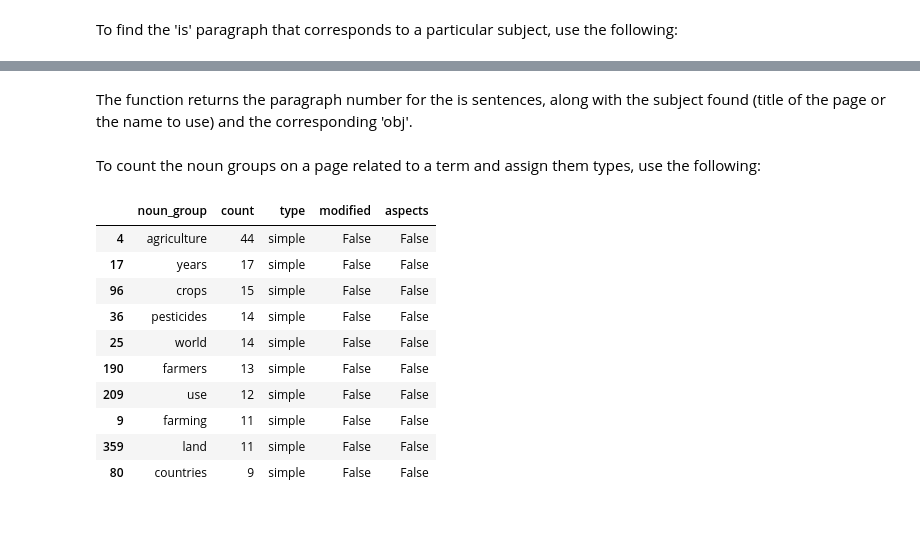
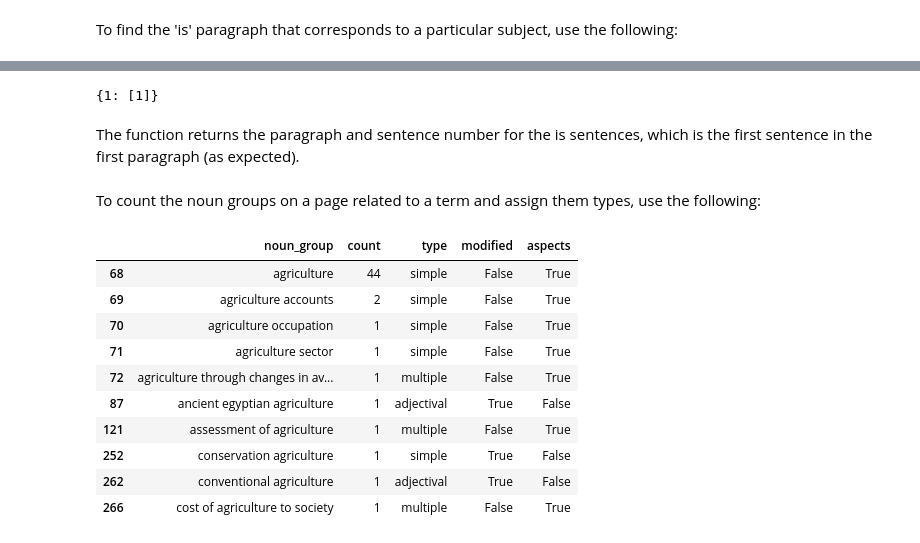
Before and after one commit to mariutzica/Scientific-Variable-Exploration-Tools, a Jupyter notebook: Module Usage and Testing.ipynb, the cells around one changed output, grey strips where cells are left out. Cells and saved outputs as stored; diff of their text form; code cells hidden in the pictures.

Commit message:
Restructure and document parse_tools (part1)

```diff
--- a/Module Usage and Testing.ipynb
+++ b/Module Usage and Testing.ipynb
@@ -263,7 +263,7 @@ text[0]
 # %% [markdown]
 Parsing a page for its noun groups takes a bit of time. In fact, it is the most time-intensive step in the variable exploration tools package.
 # %%
-noun_groups = pt.parse_page_noun_groups(text)
+parsed_text = pt.ParsedDoc(text)
 # %% [markdown]
 The output is in the following format:
 
@@ -331,4 +319,8 @@ name_found
+# %%
+parsed_text.find_is_nsubj('agriculture')
+# %% [output]
+{1: [1]}
 # %% [markdown]
-The function returns the paragraph number for the is sentences, along with the subject found (title of the page or the name to use) and the corresponding 'obj'.
+The function returns the paragraph and sentence number for the is sentences, which is the first sentence in the first paragraph (as expected).
 # %% [markdown]
 To count the noun groups on a page related to a term and assign them types, use the following:
@@ -337,14 +327,16 @@ noun_group_types = pt.count_noun_groups(noun_groups, 'agriculture')
+# %%
+agriculture_types = parsed_text.get_term_noun_groups('agriculture')
 # %%
-noun_group_types.head(10)
+agriculture_types.head(10)
 # %% [output]
 |  | noun_group | count | type | modified | aspects |
-| 4 | agriculture | 44 | simple | False | False |
-| 17 | years | 17 | simple | False | False |
-| 96 | crops | 15 | simple | False | False |
-| 36 | pesticides | 14 | simple | False | False |
-| 25 | world | 14 | simple | False | False |
-| 190 | farmers | 13 | simple | False | False |
-| 209 | use | 12 | simple | False | False |
-| 9 | farming | 11 | simple | False | False |
-| 359 | land | 11 | simple | False | False |
-| 80 | countries | 9 | simple | False | False |
+| 68 | agriculture | 44 | simple | False | True |
+| 69 | agriculture accounts | 2 | simple | False | True |
+| 70 | agriculture occupation | 1 | simple | False | True |
+| 71 | agriculture sector | 1 | simple | False | True |
+| 72 | agriculture through changes in av... | 1 | multiple | False | True |
+| 87 | ancient egyptian agriculture | 1 | adjectival | True | False |
+| 121 | assessment of agriculture | 1 | multiple | False | True |
+| 252 | conservation agriculture | 1 | simple | True | False |
+| 262 | conventional agriculture | 1 | adjectival | True | False |
+| 266 | cost of agriculture to society | 1 | multiple | False | True |
```
Also changed, not shown: parts of 15 cells of this notebook, 3 other files.
